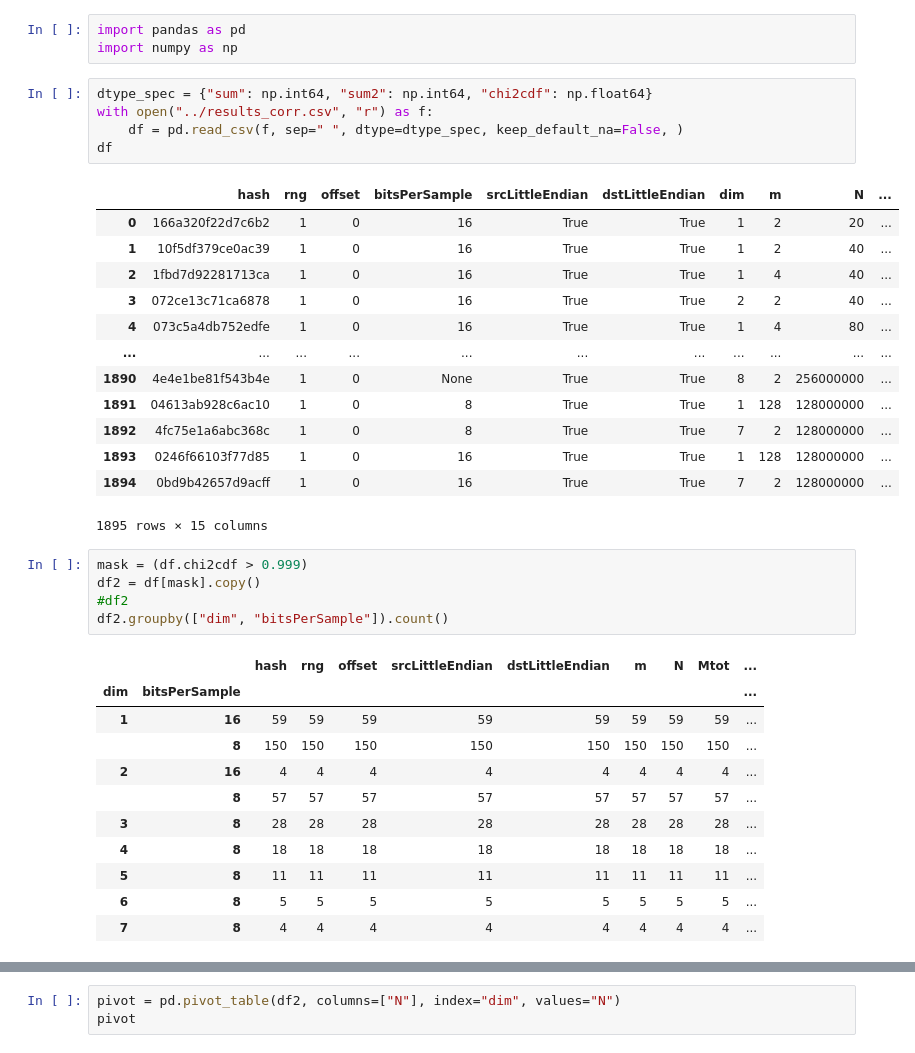
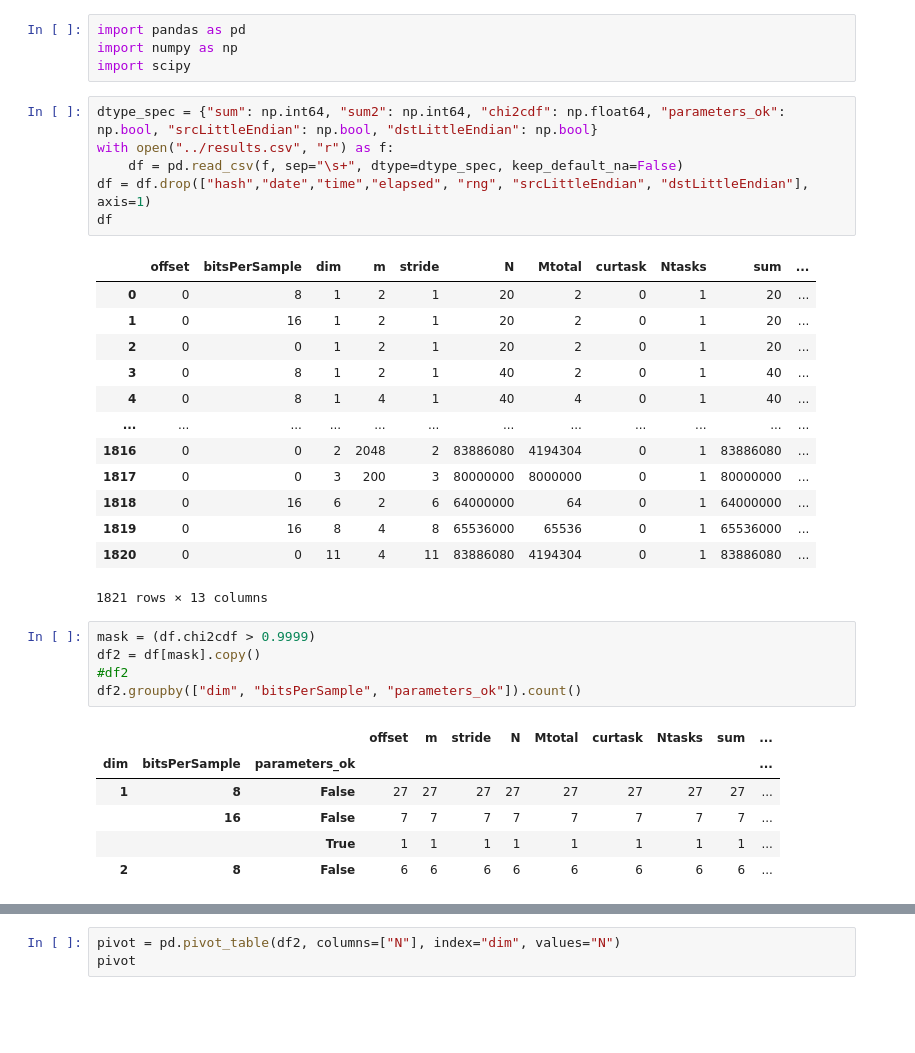
Before and after one commit to teaprof/hypercube, a Jupyter notebook: src/launchers/showall.ipynb, the cells around one changed output, grey strips where cells are left out. Cells and saved outputs as stored; diff of their text form; blank space fills up the shorter version.

```diff
--- a/src/launchers/showall.ipynb
+++ b/src/launchers/showall.ipynb
@@ -1,39 +1,36 @@
 # %%
 import pandas as pd
 import numpy as np
+import scipy
 # %%
-dtype_spec = {"sum": np.int64, "sum2": np.int64, "chi2cdf": np.float64}
-with open("../results_corr.csv", "r") as f:
-    df = pd.read_csv(f, sep=" ", dtype=dtype_spec, keep_default_na=False, )
+dtype_spec = {"sum": np.int64, "sum2": np.int64, "chi2cdf": np.float64, "parameters_ok": np.bool, "srcLittleEndian": np.bool, "dstLittleEndian": np.bool}
+with open("../results.csv", "r") as f:
+    df = pd.read_csv(f, sep="\s+", dtype=dtype_spec, keep_default_na=False)
+df = df.drop(["hash","date","time","elapsed", "rng", "srcLittleEndian", "dstLittleEndian"], axis=1)
 df
 # %% [output]
-|  | hash | rng | offset | bitsPerSample | srcLittleEndian | dstLittleEndian | dim | m | N | ... |
-| 0 | 166a320f22d7c6b2 | 1 | 0 | 16 | True | True | 1 | 2 | 20 | ... |
-| 1 | 10f5df379ce0ac39 | 1 | 0 | 16 | True | True | 1 | 2 | 40 | ... |
-| 2 | 1fbd7d92281713ca | 1 | 0 | 16 | True | True | 1 | 4 | 40 | ... |
-| 3 | 072ce13c71ca6878 | 1 | 0 | 16 | True | True | 2 | 2 | 40 | ... |
-| 4 | 073c5a4db752edfe | 1 | 0 | 16 | True | True | 1 | 4 | 80 | ... |
-| ... | ... | ... | ... | ... | ... | ... | ... | ... | ... | ... |
-| 1890 | 4e4e1be81f543b4e | 1 | 0 | None | True | True | 8 | 2 | 256000000 | ... |
-| 1891 | 04613ab928c6ac10 | 1 | 0 | 8 | True | True | 1 | 128 | 128000000 | ... |
-| 1892 | 4fc75e1a6abc368c | 1 | 0 | 8 | True | True | 7 | 2 | 128000000 | ... |
-| 1893 | 0246f66103f77d85 | 1 | 0 | 16 | True | True | 1 | 128 | 128000000 | ... |
-| 1894 | 0bd9b42657d9acff | 1 | 0 | 16 | True | True | 7 | 2 | 128000000 | ... |
+|  | offset | bitsPerSample | dim | m | stride | N | Mtotal | curtask | Ntasks | sum | ... |
+| 0 | 0 | 8 | 1 | 2 | 1 | 20 | 2 | 0 | 1 | 20 | ... |
+| 1 | 0 | 16 | 1 | 2 | 1 | 20 | 2 | 0 | 1 | 20 | ... |
+| 2 | 0 | 0 | 1 | 2 | 1 | 20 | 2 | 0 | 1 | 20 | ... |
+| 3 | 0 | 8 | 1 | 2 | 1 | 40 | 2 | 0 | 1 | 40 | ... |
+| 4 | 0 | 8 | 1 | 4 | 1 | 40 | 4 | 0 | 1 | 40 | ... |
+| ... | ... | ... | ... | ... | ... | ... | ... | ... | ... | ... | ... |
+| 1816 | 0 | 0 | 2 | 2048 | 2 | 83886080 | 4194304 | 0 | 1 | 83886080 | ... |
+| 1817 | 0 | 0 | 3 | 200 | 3 | 80000000 | 8000000 | 0 | 1 | 80000000 | ... |
+| 1818 | 0 | 16 | 6 | 2 | 6 | 64000000 | 64 | 0 | 1 | 64000000 | ... |
+| 1819 | 0 | 16 | 8 | 4 | 8 | 65536000 | 65536 | 0 | 1 | 65536000 | ... |
+| 1820 | 0 | 0 | 11 | 4 | 11 | 83886080 | 4194304 | 0 | 1 | 83886080 | ... |
-1895 rows × 15 columns
+1821 rows × 13 columns
 # %%
-mask = (df.chi2cdf > 0.999)
+mask = (df.chi2cdf > 0.9999)
 df2 = df[mask].copy()
 #df2
-df2.groupby(["dim", "bitsPerSample"]).count()
+df2.groupby(["dim", "bitsPerSample", "parameters_ok"]).count()
 # %% [output]
-|  |  | hash | rng | offset | srcLittleEndian | dstLittleEndian | m | N | Mtot | ... |
-| dim | bitsPerSample |  |  |  |  |  |  |  |  | ... |
-| 1 | 16 | 59 | 59 | 59 | 59 | 59 | 59 | 59 | 59 | ... |
-|  | 8 | 150 | 150 | 150 | 150 | 150 | 150 | 150 | 150 | ... |
-| 2 | 16 | 4 | 4 | 4 | 4 | 4 | 4 | 4 | 4 | ... |
-|  | 8 | 57 | 57 | 57 | 57 | 57 | 57 | 57 | 57 | ... |
-| 3 | 8 | 28 | 28 | 28 | 28 | 28 | 28 | 28 | 28 | ... |
-| 4 | 8 | 18 | 18 | 18 | 18 | 18 | 18 | 18 | 18 | ... |
-| 5 | 8 | 11 | 11 | 11 | 11 | 11 | 11 | 11 | 11 | ... |
-| 6 | 8 | 5 | 5 | 5 | 5 | 5 | 5 | 5 | 5 | ... |
-| 7 | 8 | 4 | 4 | 4 | 4 | 4 | 4 | 4 | 4 | ... |
+|  |  |  | offset | m | stride | N | Mtotal | curtask | Ntasks | sum | ... |
+| dim | bitsPerSample | parameters_ok |  |  |  |  |  |  |  |  | ... |
+| 1 | 8 | False | 27 | 27 | 27 | 27 | 27 | 27 | 27 | 27 | ... |
+|  | 16 | False | 7 | 7 | 7 | 7 | 7 | 7 | 7 | 7 | ... |
+|  |  | True | 1 | 1 | 1 | 1 | 1 | 1 | 1 | 1 | ... |
+| 2 | 8 | False | 6 | 6 | 6 | 6 | 6 | 6 | 6 | 6 | ... |
```
Also changed, not shown: parts of 2 cells of this notebook, 2 other files.
